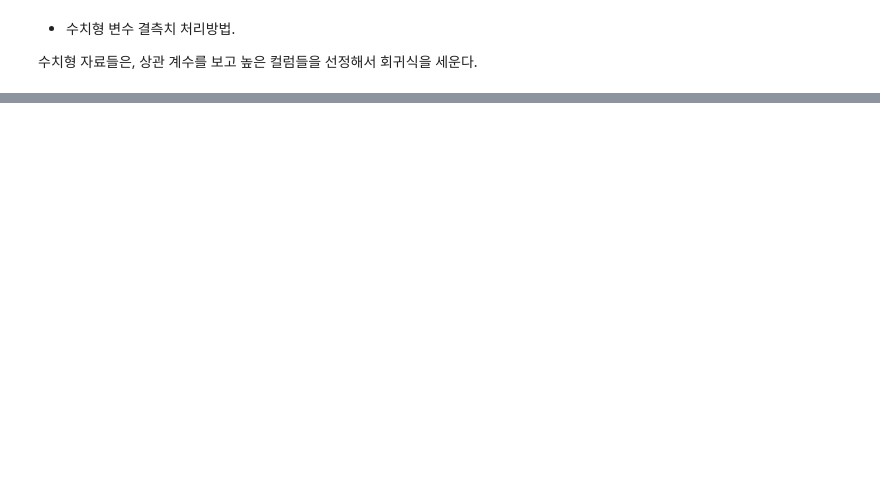
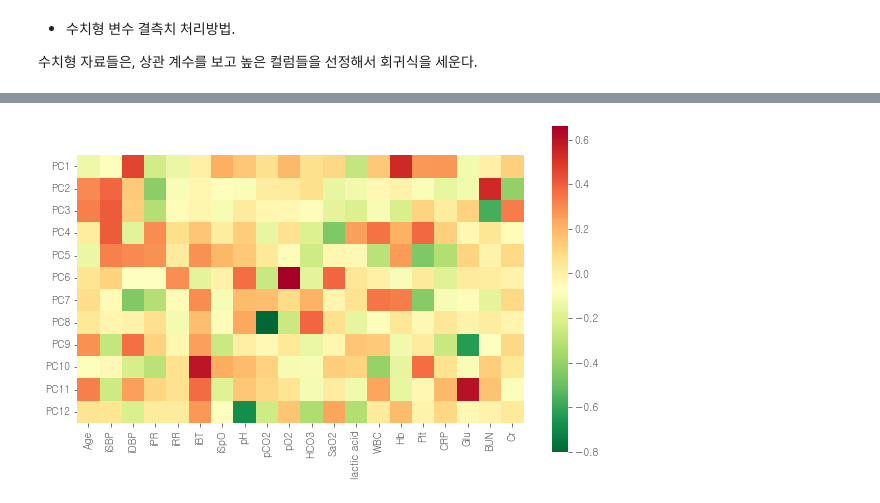
Before and after one commit to bub3690/22-1_multivariate, a Jupyter notebook: final_project/EDA.ipynb, the cells around one changed output, grey strips where cells are left out. Saved outputs shown, nothing was run; the diff lists cells and outputs as text; code cells hidden in the pictures; blank space fills up the shorter version.

```diff
--- a/final_project/EDA.ipynb
+++ b/final_project/EDA.ipynb
@@ -318,0 +578,16 @@ Index(['sex', 'age', 'mc', 'iSBP', 'iDBP', 'iPR', 'iRR', 'iBT', 'iSpO',
+# %%
+df_cols = x_train.select_dtypes(include=np.number).columns
+pc_frame = pd.DataFrame(columns=df_cols)
+pc_frame.loc['PC1']=eig_vecs[0]
+pc_frame.loc['PC2']=eig_vecs[1]
+pc_frame.loc['PC3']=eig_vecs[2]
+pc_frame.loc['PC4']=eig_vecs[3]
+pc_frame.loc['PC5']=eig_vecs[4]
+pc_frame.loc['PC6']=eig_vecs[5]
+pc_frame.loc['PC7']=eig_vecs[6]
+pc_frame.loc['PC8']=eig_vecs[7]
+pc_frame.loc['PC9']=eig_vecs[8]
+pc_frame.loc['PC10']=eig_vecs[9]
+pc_frame.loc['PC11']=eig_vecs[10]
+pc_frame.loc['PC12']=eig_vecs[11]
+pc_frame
@@ -318,0 +608,11 @@ Index(['sex', 'age', 'mc', 'iSBP', 'iDBP', 'iPR', 'iRR', 'iBT', 'iSpO',
+# %%
+
+fig =plt.figure(figsize=(10,6))
+ax = sns.heatmap(pc_frame,
+                 cmap='RdYlGn_r',# cmap Color
+                 annot=False,            # Value Text
+                 square=True,
+                )
+#PCA1과 PCA2 모두 각자 다른 feature가 높다.
+# %% [output]
+[figure, added]
```
Also changed, not shown: parts of 68 cells of this notebook, 2 other files.
